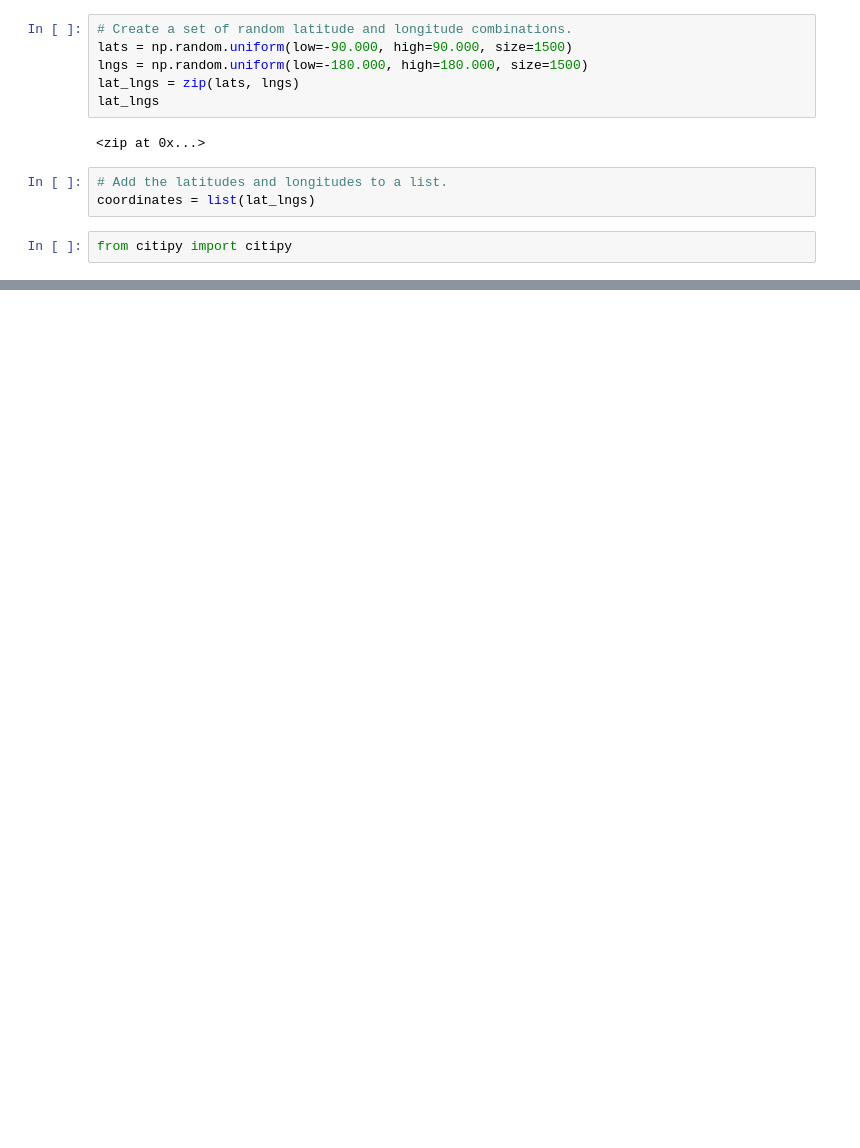
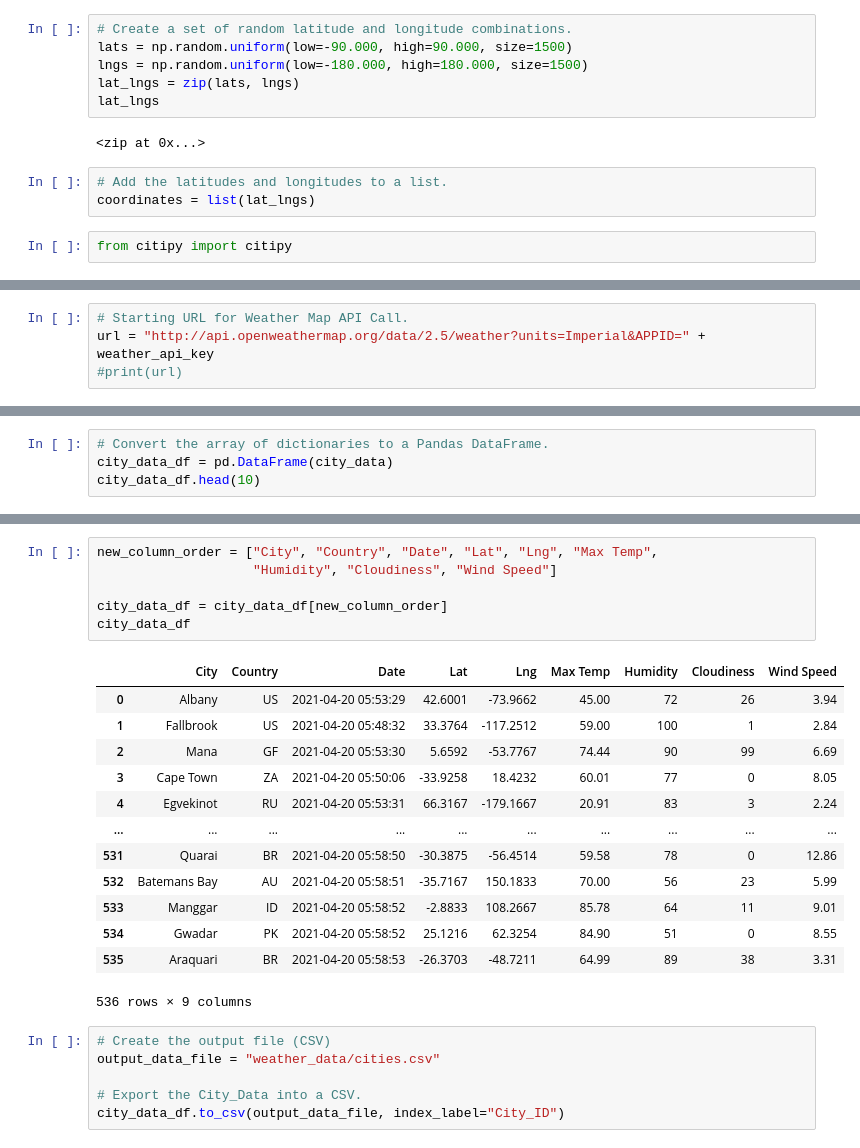
Before and after one commit to VAlphonso/World_Weather_Analysis, a Jupyter notebook: WeatherPy.ipynb, the cells around one changed output, grey strips where cells are left out. Cells and saved outputs as stored; diff of their text form; blank space fills up the shorter version.

```diff
--- a/WeatherPy.ipynb
+++ b/WeatherPy.ipynb
@@ -34,0 +42,4 @@ len(cities)
+# %%
+# Starting URL for Weather Map API Call.
+url = "http://api.openweathermap.org/data/2.5/weather?units=Imperial&APPID=" + weather_api_key
+#print(url)
@@ -34,0 +125,4 @@ len(cities)
+# %%
+# Convert the array of dictionaries to a Pandas DataFrame.
+city_data_df = pd.DataFrame(city_data)
+city_data_df.head(10)
@@ -34,0 +141,26 @@ len(cities)
+# %%
+new_column_order = ["City", "Country", "Date", "Lat", "Lng", "Max Temp",
+                    "Humidity", "Cloudiness", "Wind Speed"]
+
+city_data_df = city_data_df[new_column_order]
+city_data_df
+# %% [output]
+|  | City | Country | Date | Lat | Lng | Max Temp | Humidity | Cloudiness | Wind Speed |
+| 0 | Albany | US | 2021-04-20 05:53:29 | 42.6001 | -73.9662 | 45.00 | 72 | 26 | 3.94 |
+| 1 | Fallbrook | US | 2021-04-20 05:48:32 | 33.3764 | -117.2512 | 59.00 | 100 | 1 | 2.84 |
+| 2 | Mana | GF | 2021-04-20 05:53:30 | 5.6592 | -53.7767 | 74.44 | 90 | 99 | 6.69 |
+| 3 | Cape Town | ZA | 2021-04-20 05:50:06 | -33.9258 | 18.4232 | 60.01 | 77 | 0 | 8.05 |
+| 4 | Egvekinot | RU | 2021-04-20 05:53:31 | 66.3167 | -179.1667 | 20.91 | 83 | 3 | 2.24 |
+| ... | ... | ... | ... | ... | ... | ... | ... | ... | ... |
+| 531 | Quarai | BR | 2021-04-20 05:58:50 | -30.3875 | -56.4514 | 59.58 | 78 | 0 | 12.86 |
+| 532 | Batemans Bay | AU | 2021-04-20 05:58:51 | -35.7167 | 150.1833 | 70.00 | 56 | 23 | 5.99 |
+| 533 | Manggar | ID | 2021-04-20 05:58:52 | -2.8833 | 108.2667 | 85.78 | 64 | 11 | 9.01 |
+| 534 | Gwadar | PK | 2021-04-20 05:58:52 | 25.1216 | 62.3254 | 84.90 | 51 | 0 | 8.55 |
+| 535 | Araquari | BR | 2021-04-20 05:58:53 | -26.3703 | -48.7211 | 64.99 | 89 | 38 | 3.31 |
+536 rows × 9 columns
+# %%
+# Create the output file (CSV)
+output_data_file = "weather_data/cities.csv"
+
+# Export the City_Data into a CSV.
+city_data_df.to_csv(output_data_file, index_label="City_ID")
```
Also changed, not shown: parts of 4 cells of this notebook, 4 other files.
